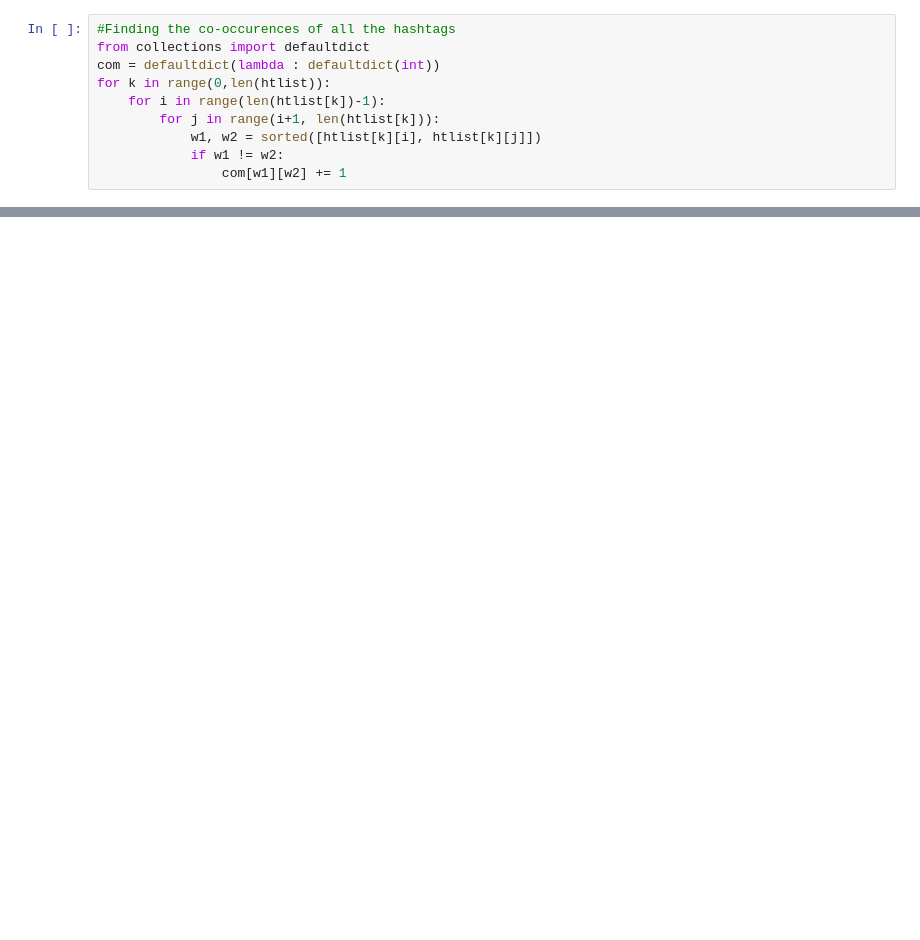
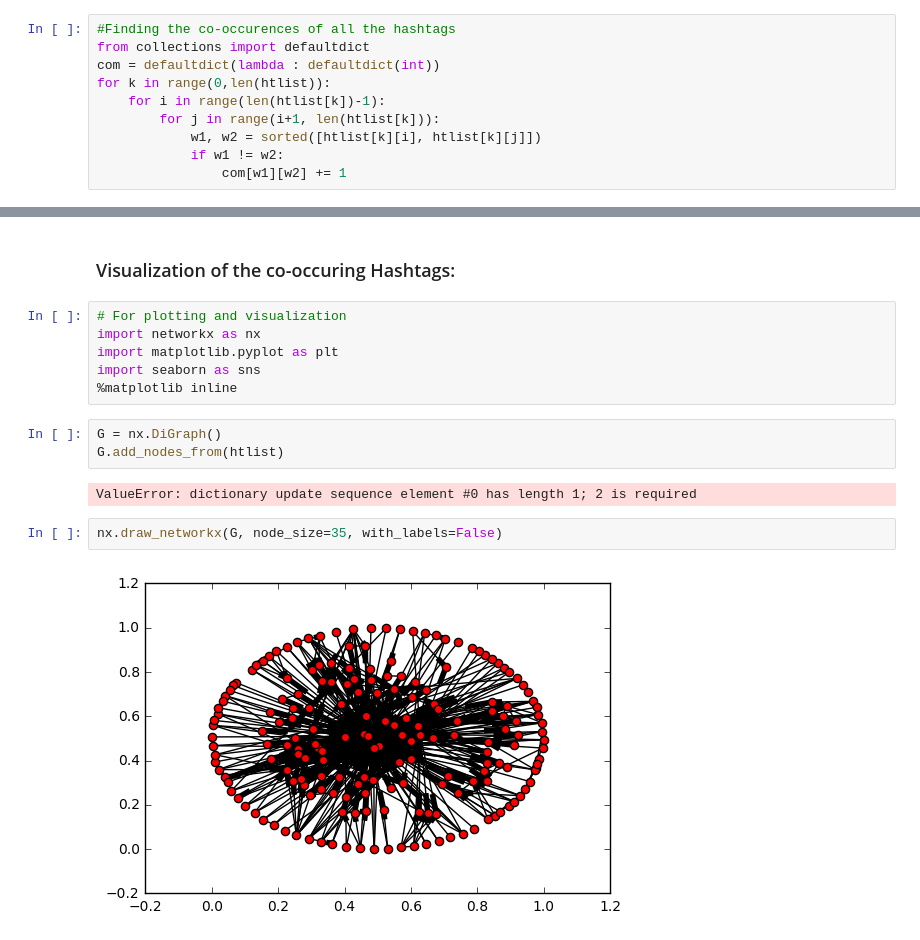
Before and after one commit to The-obsrvr/SocialNetworks, a Jupyter notebook: SINProject.ipynb, the cells around one changed output, grey strips where cells are left out. Drawn from its saved outputs; the diff is of its cells as text; blank space fills up the shorter version.

```diff
--- a/SINProject.ipynb
+++ b/SINProject.ipynb
@@ -151,0 +160,17 @@ terms_max
+# %% [markdown]
+### Visualization of the co-occuring Hashtags:
+# %%
+# For plotting and visualization
+import networkx as nx
+import matplotlib.pyplot as plt
+import seaborn as sns
+%matplotlib inline
+# %%
+G = nx.DiGraph()
+G.add_nodes_from(htlist)
+# %% [output]
+ValueError: dictionary update sequence element #0 has length 1; 2 is required
+# %%
+nx.draw_networkx(G, node_size=35, with_labels=False)
+# %% [output]
+[figure, added]
```
Also changed, not shown: parts of 11 cells of this notebook.
